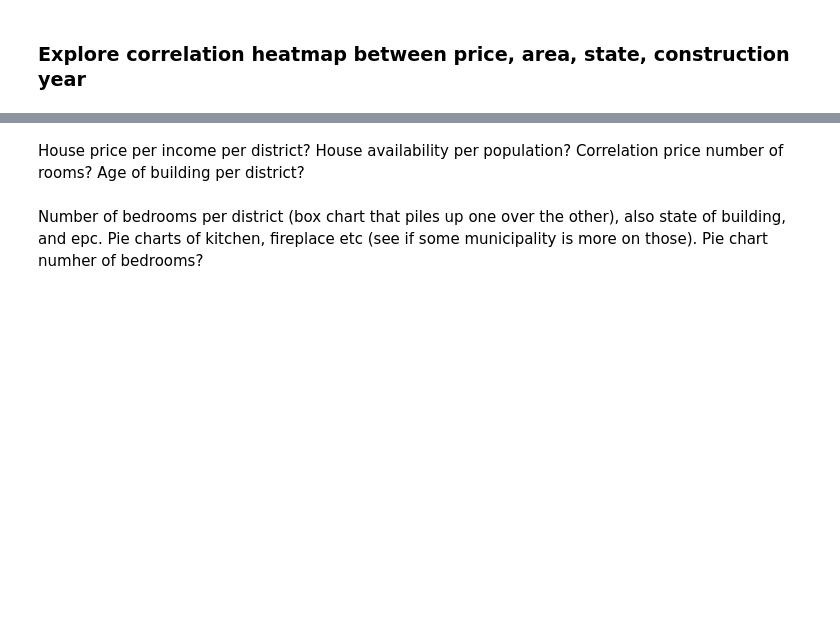
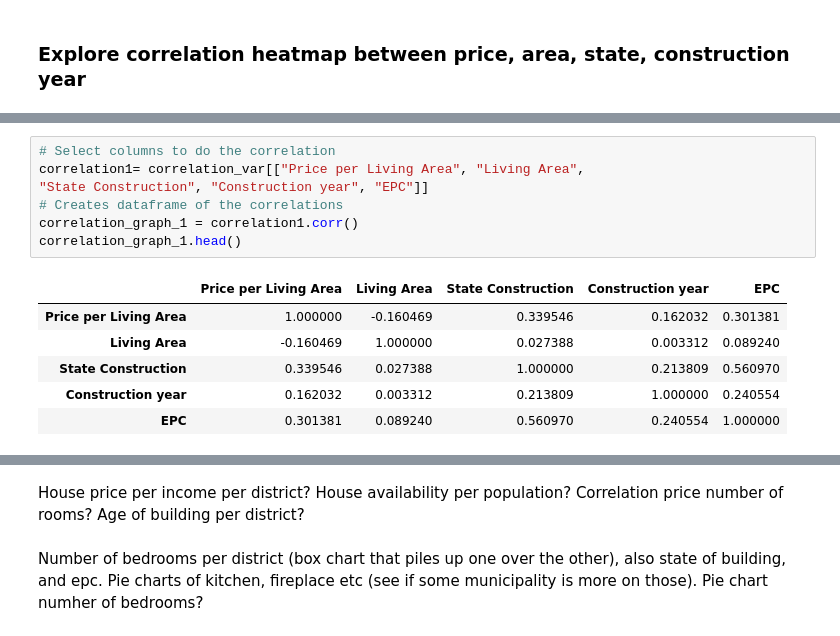
Before and after one commit to niels-demeyer/immo-eliza-scrapeGOATS-analysis, a Jupyter notebook: analysis/Andrea.ipynb, the cells around one changed output, grey strips where cells are left out. Cells and saved outputs as stored; diff of their text form; blank space fills up the shorter version.

```diff
--- a/analysis/Andrea.ipynb
+++ b/analysis/Andrea.ipynb
@@ -232,3 +260,17 @@ Downcasting behavior in `replace` is deprecated and will be removed in a future
+# %%
+# Select columns to do the correlation
+correlation1= correlation_var[["Price per Living Area", "Living Area",
+"State Construction", "Construction year", "EPC"]]
+# Creates dataframe of the correlations
+correlation_graph_1 = correlation1.corr()
+correlation_graph_1.head()
+# %% [output]
+|  | Price per Living Area | Living Area | State Construction | Construction year | EPC |
+| Price per Living Area | 1.000000 | -0.160469 | 0.339546 | 0.162032 | 0.301381 |
+| Living Area | -0.160469 | 1.000000 | 0.027388 | 0.003312 | 0.089240 |
+| State Construction | 0.339546 | 0.027388 | 1.000000 | 0.213809 | 0.560970 |
+| Construction year | 0.162032 | 0.003312 | 0.213809 | 1.000000 | 0.240554 |
+| EPC | 0.301381 | 0.089240 | 0.560970 | 0.240554 | 1.000000 |
 # %%
 
 # Creates the heatmap of correlations in matrix form via seaborn
```
Also changed, not shown: parts of 20 cells of this notebook.
